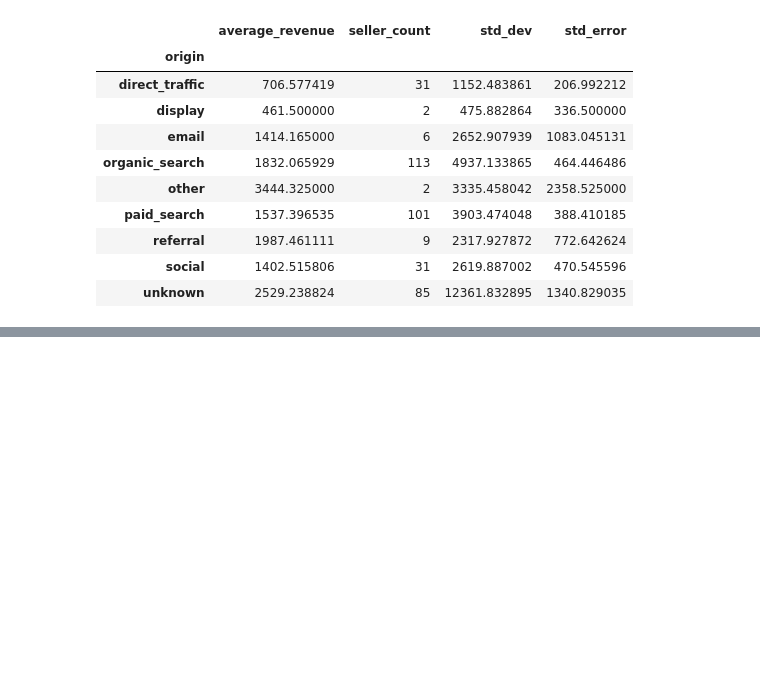
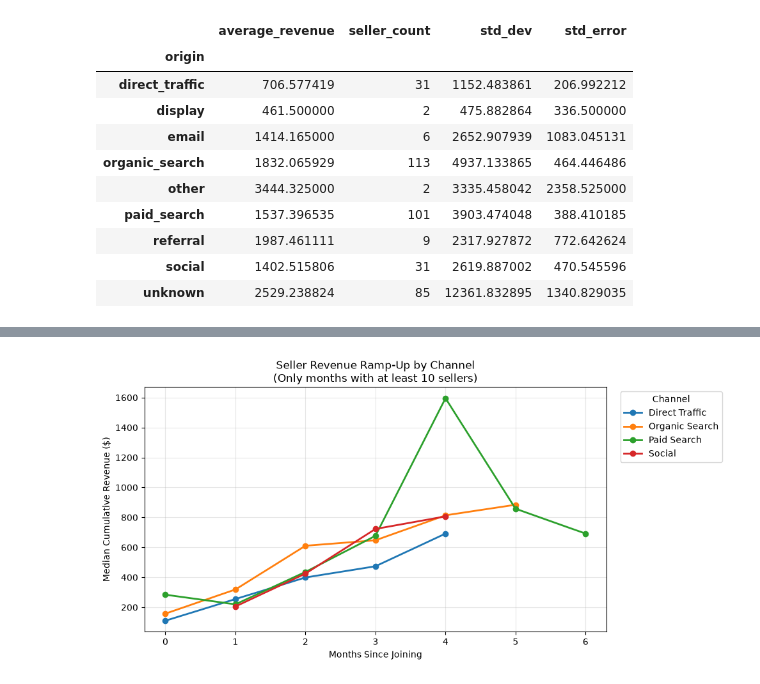
Before and after one commit to cenithamal/seller-acquisition-cac-ltv, a Jupyter notebook: notebooks/01_explore_data.ipynb, the cells around one changed output, grey strips where cells are left out. Cells and saved outputs as stored; diff of their text form; code cells hidden in the pictures; blank space fills up the shorter version.

```diff
--- a/notebooks/01_explore_data.ipynb
+++ b/notebooks/01_explore_data.ipynb
@@ -189,0 +430,39 @@ max_won_date
+# %%
+import matplotlib.pyplot as plt
+
+min_sellers = 10
+
+plot_df = channel_ramp_df.copy()
+plot_df["months_since_joining"] = plot_df["months_since_joining"].astype(int)
+
+# optional: remove channels that are too sparse / less interpretable
+plot_df = plot_df[
+    ~plot_df["origin"].isin(["display", "email", "other", "referral", "unknown"])
+].copy()
+
+# keep only sufficiently large channel-month groups
+plot_df = plot_df[plot_df["seller_count"] >= min_sellers].copy()
+
+fig, ax = plt.subplots(figsize=(10, 5))
+
+for channel, data in plot_df.groupby("origin"):
+    data = data.sort_values("months_since_joining")
+    ax.plot(
+        data["months_since_joining"],
+        data["median_revenue"],
+        marker="o",
+        linewidth=2,
+        label=channel.replace("_", " ").title()
+    )
+
+ax.set_title("Seller Revenue Ramp-Up by Channel\n(Only months with at least 10 sellers)")
+ax.set_xlabel("Months Since Joining")
+ax.set_ylabel("Median Cumulative Revenue ($)")
+ax.set_xticks(sorted(plot_df["months_since_joining"].unique()))
+ax.grid(alpha=0.3)
+ax.legend(title="Channel", bbox_to_anchor=(1.02, 1), loc="upper left")
+
+plt.tight_layout()
+plt.show()
+# %% [output]
+[figure, added]
```
Also changed, not shown: parts of 25 cells of this notebook, 3 other files.
